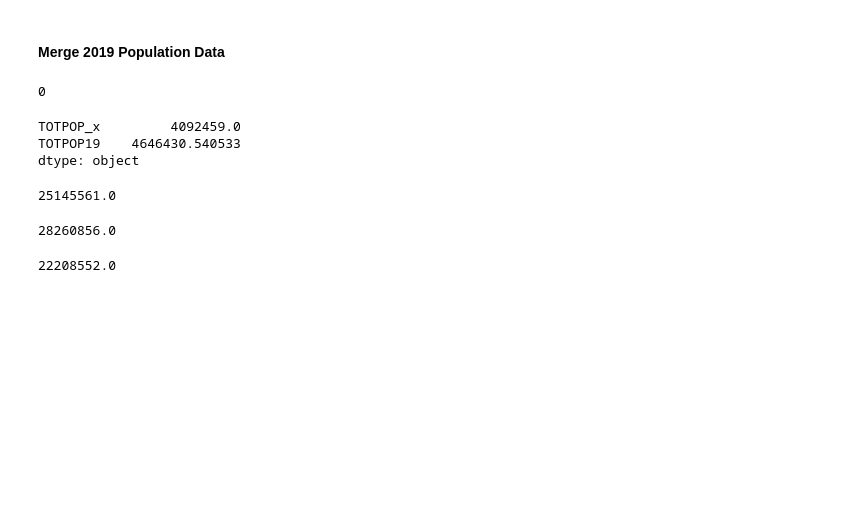
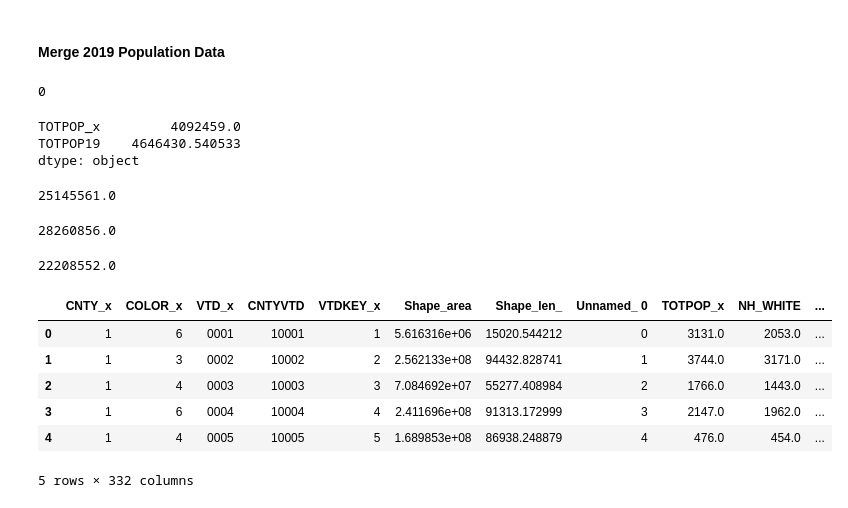
Before and after one commit to uwescience/dssg2021-redistricting, a Jupyter notebook: Texas/Texas_Modeling.ipynb, the cells around one changed output. Drawn from its saved outputs; the diff is of its cells as text; code cells hidden in the pictures; blank space fills up the shorter version.

```diff
--- a/Texas/Texas_Modeling.ipynb
+++ b/Texas/Texas_Modeling.ipynb
@@ -174,3 +174,15 @@ df.TOTPOP19.sum()
 df.TOTPOP20.sum()
 # %% [output]
 22208552.0
+# %%
+df2 = gpd.read_file('Data/TX_VTDs_POP2019/texas_population2019.shp')
+# %%
+df2.head()
+# %% [output]
+|  | CNTY_x | COLOR_x | VTD_x | CNTYVTD | VTDKEY_x | Shape_area | Shape_len_ | Unnamed_ 0 | TOTPOP_x | NH_WHITE | ... |
+| 0 | 1 | 6 | 0001 | 10001 | 1 | 5.616316e+06 | 15020.544212 | 0 | 3131.0 | 2053.0 | ... |
+| 1 | 1 | 3 | 0002 | 10002 | 2 | 2.562133e+08 | 94432.828741 | 1 | 3744.0 | 3171.0 | ... |
+| 2 | 1 | 4 | 0003 | 10003 | 3 | 7.084692e+07 | 55277.408984 | 2 | 1766.0 | 1443.0 | ... |
+| 3 | 1 | 6 | 0004 | 10004 | 4 | 2.411696e+08 | 91313.172999 | 3 | 2147.0 | 1962.0 | ... |
+| 4 | 1 | 4 | 0005 | 10005 | 5 | 1.689853e+08 | 86938.248879 | 4 | 476.0 | 454.0 | ... |
+5 rows × 332 columns
```
Also changed, not shown: parts of 2 cells of this notebook, 2 other files.
